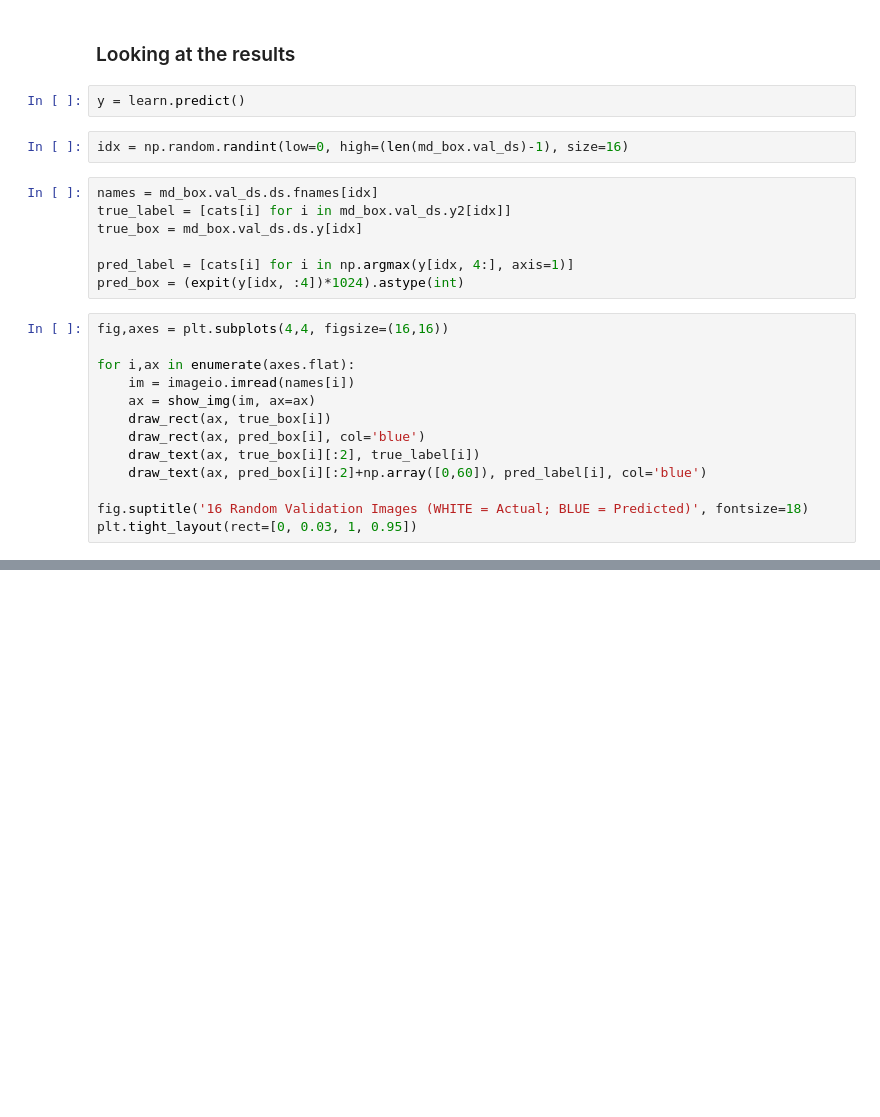
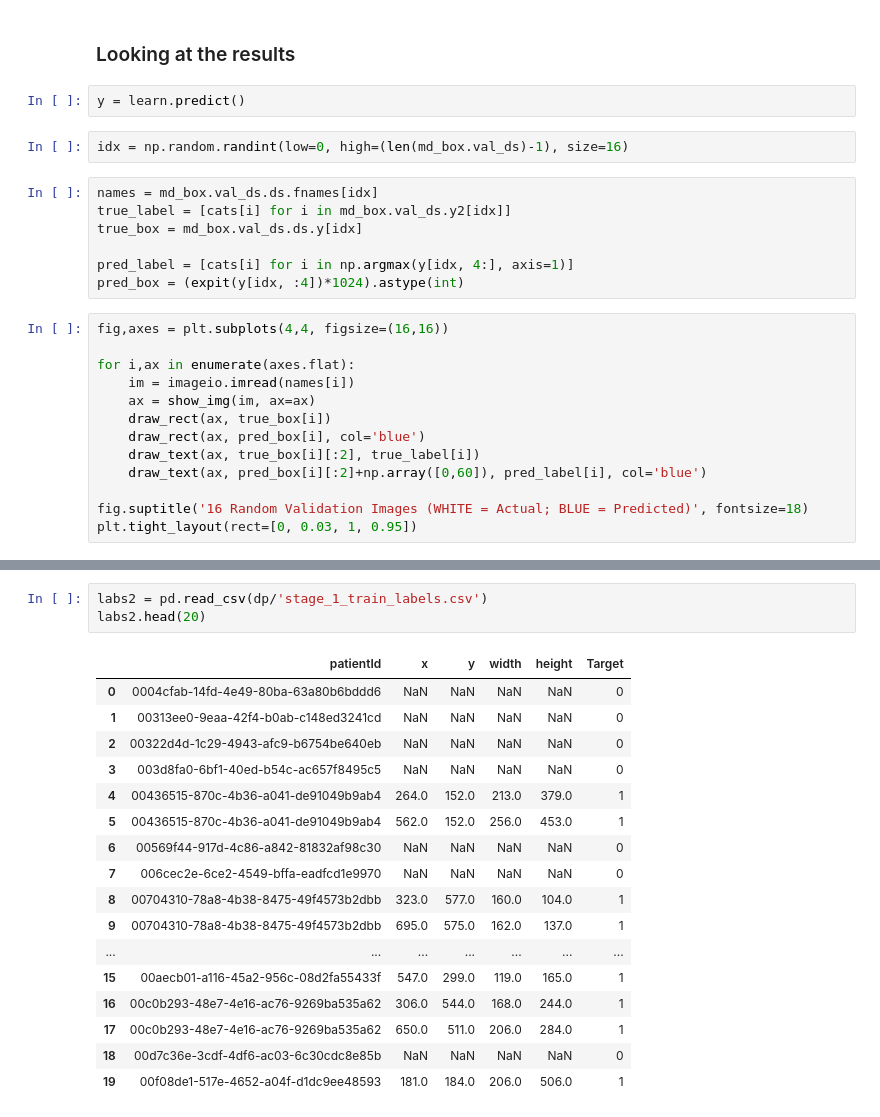
Before and after one commit to ChristophNeuner/RSNA_PDC, a Jupyter notebook: RSNA_PDC/RSNA_PDC.ipynb, the cells around one changed output, grey strips where cells are left out. Drawn from its saved outputs; the diff is of its cells as text; blank space fills up the shorter version.

```diff
--- a/RSNA_PDC/RSNA_PDC.ipynb
+++ b/RSNA_PDC/RSNA_PDC.ipynb
@@ -1153,0 +1214,21 @@ plt.tight_layout(rect=[0, 0.03, 1, 0.95])
+# %%
+labs2 = pd.read_csv(dp/'stage_1_train_labels.csv')
+labs2.head(20)
+# %% [output]
+|  | patientId | x | y | width | height | Target |
+| 0 | 0004cfab-14fd-4e49-80ba-63a80b6bddd6 | NaN | NaN | NaN | NaN | 0 |
+| 1 | 00313ee0-9eaa-42f4-b0ab-c148ed3241cd | NaN | NaN | NaN | NaN | 0 |
+| 2 | 00322d4d-1c29-4943-afc9-b6754be640eb | NaN | NaN | NaN | NaN | 0 |
+| 3 | 003d8fa0-6bf1-40ed-b54c-ac657f8495c5 | NaN | NaN | NaN | NaN | 0 |
+| 4 | 00436515-870c-4b36-a041-de91049b9ab4 | 264.0 | 152.0 | 213.0 | 379.0 | 1 |
+| 5 | 00436515-870c-4b36-a041-de91049b9ab4 | 562.0 | 152.0 | 256.0 | 453.0 | 1 |
+| 6 | 00569f44-917d-4c86-a842-81832af98c30 | NaN | NaN | NaN | NaN | 0 |
+| 7 | 006cec2e-6ce2-4549-bffa-eadfcd1e9970 | NaN | NaN | NaN | NaN | 0 |
+| 8 | 00704310-78a8-4b38-8475-49f4573b2dbb | 323.0 | 577.0 | 160.0 | 104.0 | 1 |
+| 9 | 00704310-78a8-4b38-8475-49f4573b2dbb | 695.0 | 575.0 | 162.0 | 137.0 | 1 |
+| ... | ... | ... | ... | ... | ... | ... |
+| 15 | 00aecb01-a116-45a2-956c-08d2fa55433f | 547.0 | 299.0 | 119.0 | 165.0 | 1 |
+| 16 | 00c0b293-48e7-4e16-ac76-9269ba535a62 | 306.0 | 544.0 | 168.0 | 244.0 | 1 |
+| 17 | 00c0b293-48e7-4e16-ac76-9269ba535a62 | 650.0 | 511.0 | 206.0 | 284.0 | 1 |
+| 18 | 00d7c36e-3cdf-4df6-ac03-6c30cdc8e85b | NaN | NaN | NaN | NaN | 0 |
+| 19 | 00f08de1-517e-4652-a04f-d1dc9ee48593 | 181.0 | 184.0 | 206.0 | 506.0 | 1 |
```
Also changed, not shown: parts of 53 cells of this notebook.
